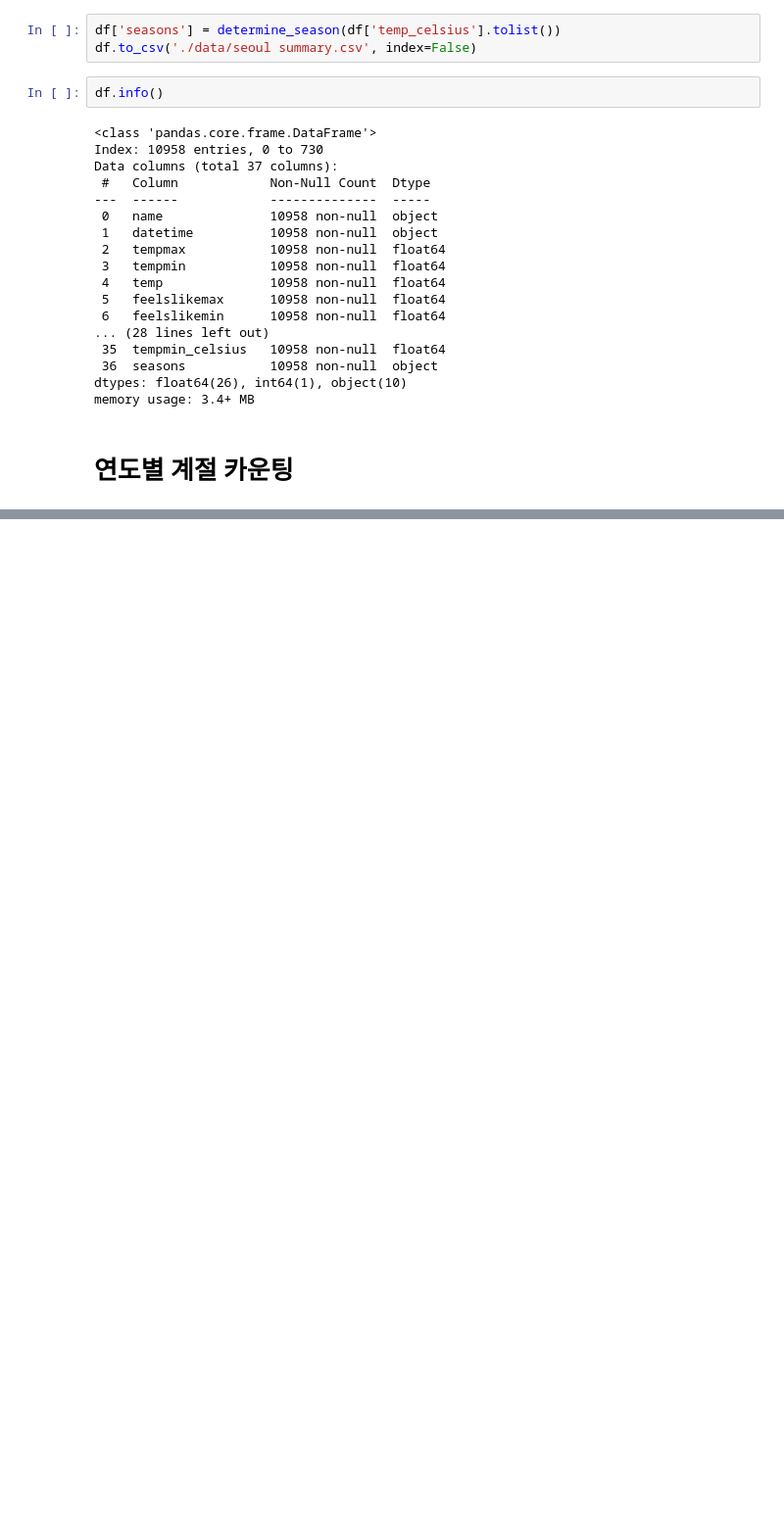
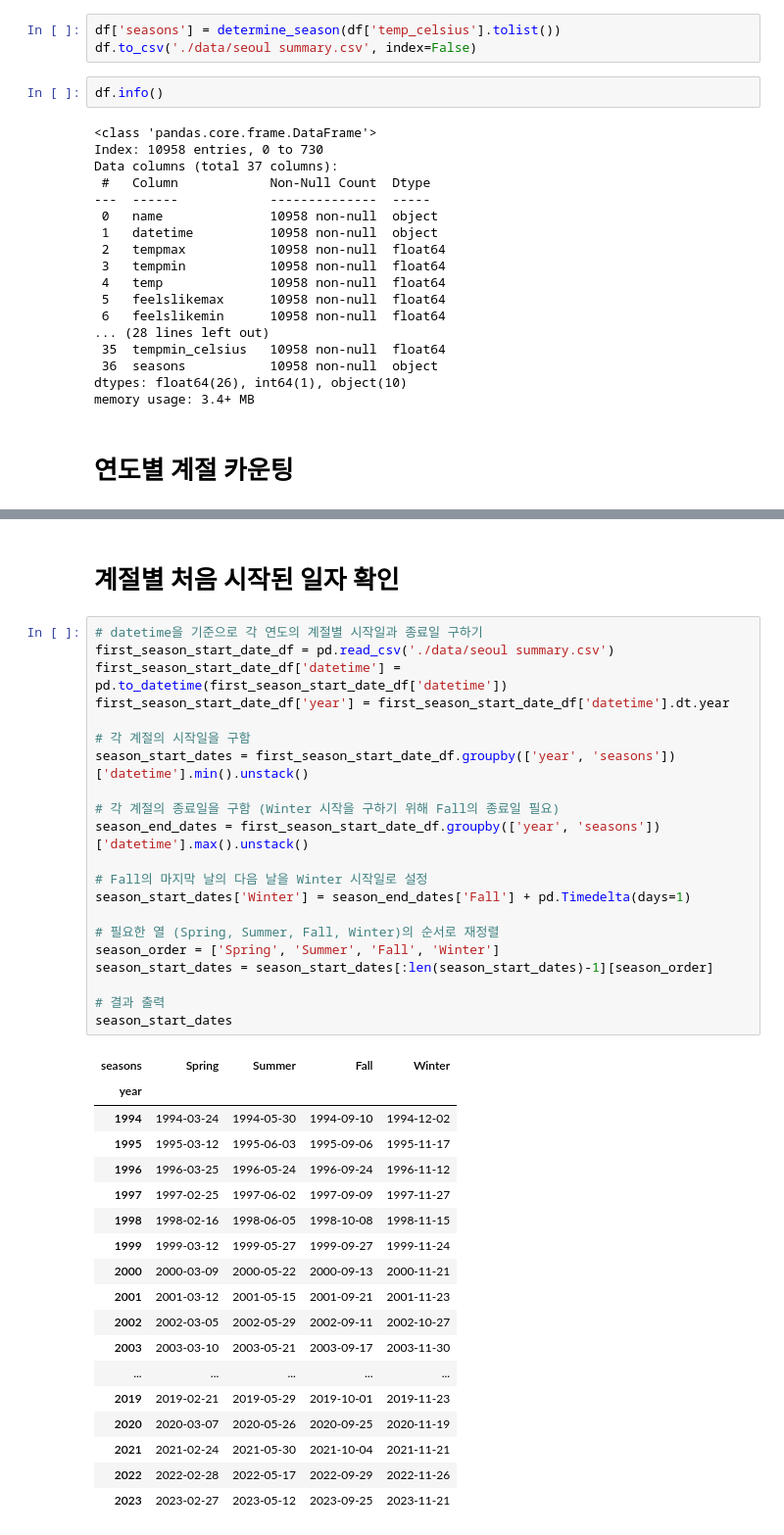
Before and after one commit to dev-jhjoo/SeoulWeatherAnalysis, a Jupyter notebook: analysis.ipynb, the cells around one changed output, grey strips where cells are left out. Shown at 98% size. Saved outputs shown, nothing was run; the diff lists cells and outputs as text; blank space fills up the shorter version.

```diff
--- a/analysis.ipynb
+++ b/analysis.ipynb
@@ -408,0 +411,42 @@ plt.savefig('./figures/seoul_year_season_order.png')
+# %% [markdown]
+# 계절별 처음 시작된 일자 확인
+# %%
+# datetime을 기준으로 각 연도의 계절별 시작일과 종료일 구하기
+first_season_start_date_df = pd.read_csv('./data/seoul summary.csv')
+first_season_start_date_df['datetime'] = pd.to_datetime(first_season_start_date_df['datetime'])
+first_season_start_date_df['year'] = first_season_start_date_df['datetime'].dt.year
+
+# 각 계절의 시작일을 구함
+season_start_dates = first_season_start_date_df.groupby(['year', 'seasons'])['datetime'].min().unstack()
+
+# 각 계절의 종료일을 구함 (Winter 시작을 구하기 위해 Fall의 종료일 필요)
+season_end_dates = first_season_start_date_df.groupby(['year', 'seasons'])['datetime'].max().unstack()
+
+# Fall의 마지막 날의 다음 날을 Winter 시작일로 설정
+season_start_dates['Winter'] = season_end_dates['Fall'] + pd.Timedelta(days=1)
+
+# 필요한 열 (Spring, Summer, Fall, Winter)의 순서로 재정렬
+season_order = ['Spring', 'Summer', 'Fall', 'Winter']
+season_start_dates = season_start_dates[:len(season_start_dates)-1][season_order]
+
+# 결과 출력
+season_start_dates
+# %% [output]
+| seasons | Spring | Summer | Fall | Winter |
+| year |  |  |  |  |
+| 1994 | 1994-03-24 | 1994-05-30 | 1994-09-10 | 1994-12-02 |
+| 1995 | 1995-03-12 | 1995-06-03 | 1995-09-06 | 1995-11-17 |
+| 1996 | 1996-03-25 | 1996-05-24 | 1996-09-24 | 1996-11-12 |
+| 1997 | 1997-02-25 | 1997-06-02 | 1997-09-09 | 1997-11-27 |
+| 1998 | 1998-02-16 | 1998-06-05 | 1998-10-08 | 1998-11-15 |
+| 1999 | 1999-03-12 | 1999-05-27 | 1999-09-27 | 1999-11-24 |
+| 2000 | 2000-03-09 | 2000-05-22 | 2000-09-13 | 2000-11-21 |
+| 2001 | 2001-03-12 | 2001-05-15 | 2001-09-21 | 2001-11-23 |
+| 2002 | 2002-03-05 | 2002-05-29 | 2002-09-11 | 2002-10-27 |
+| 2003 | 2003-03-10 | 2003-05-21 | 2003-09-17 | 2003-11-30 |
+| ... | ... | ... | ... | ... |
+| 2019 | 2019-02-21 | 2019-05-29 | 2019-10-01 | 2019-11-23 |
+| 2020 | 2020-03-07 | 2020-05-26 | 2020-09-25 | 2020-11-19 |
+| 2021 | 2021-02-24 | 2021-05-30 | 2021-10-04 | 2021-11-21 |
+| 2022 | 2022-02-28 | 2022-05-17 | 2022-09-29 | 2022-11-26 |
+| 2023 | 2023-02-27 | 2023-05-12 | 2023-09-25 | 2023-11-21 |
```
Also changed, not shown: parts of 7 cells of this notebook, 5 other files.
